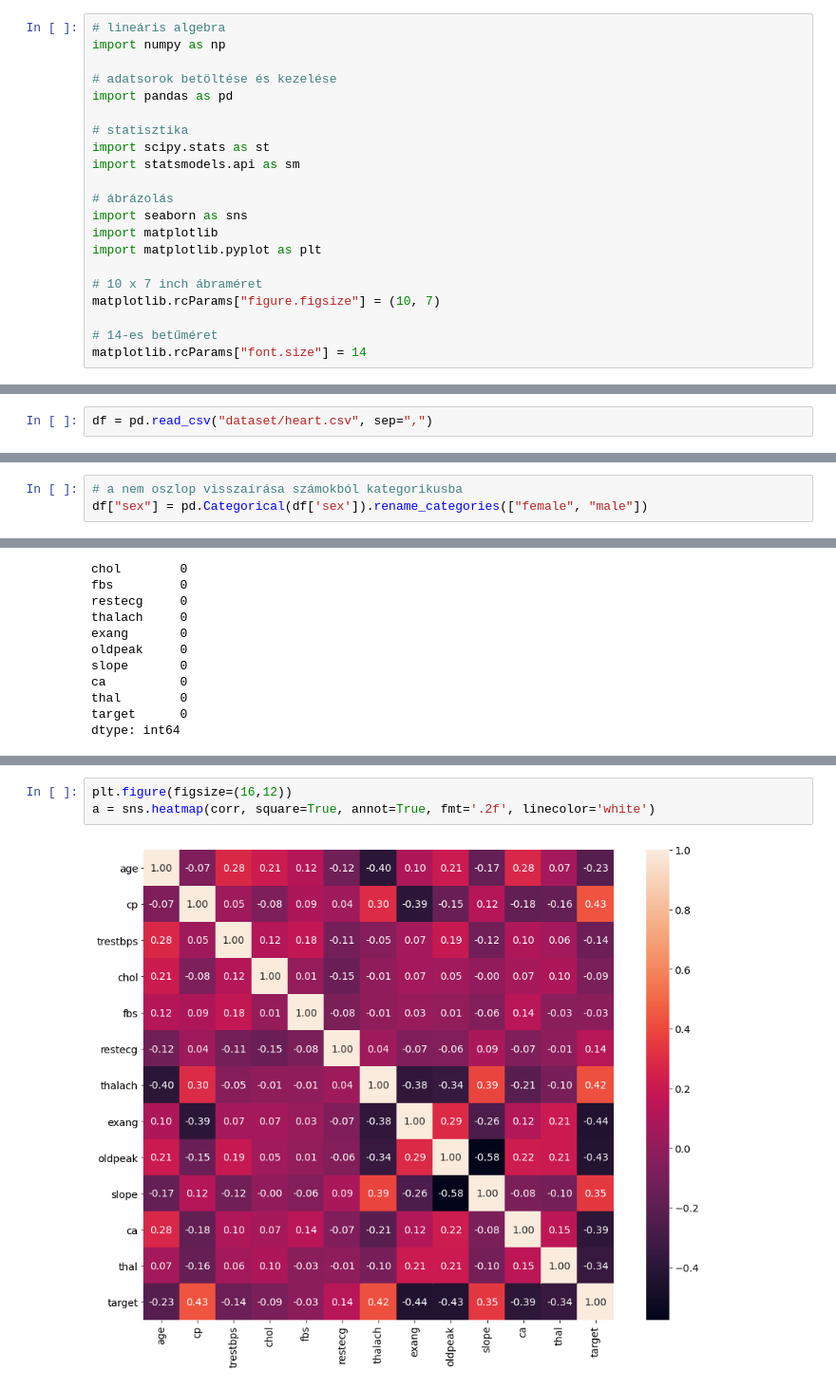
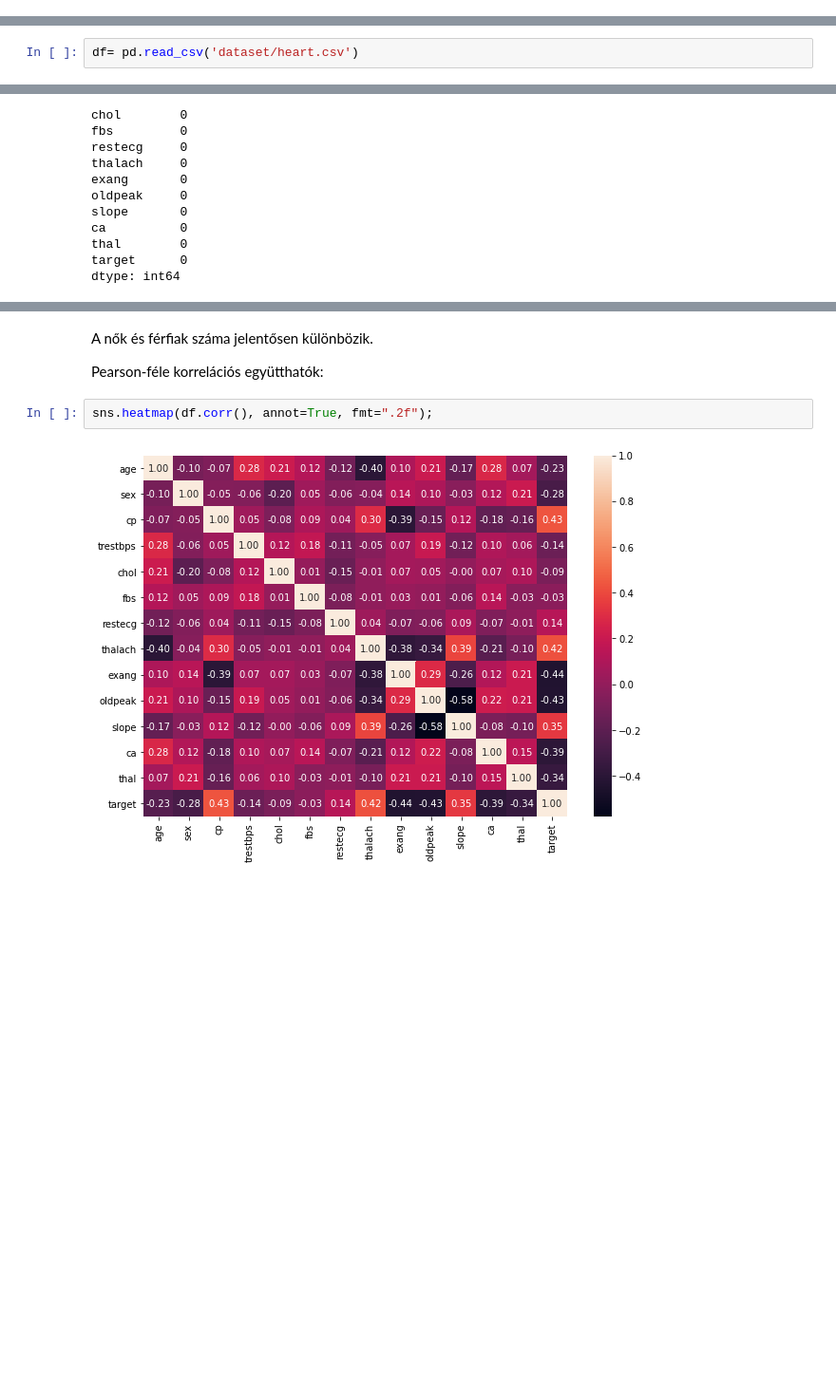
Before and after one commit to kingablgh/stats-hw, a Jupyter notebook: Adatelemzés.ipynb, the cells around one changed output, grey strips where cells are left out. Shown at 95% size. Saved outputs shown, nothing was run; the diff lists cells and outputs as text; blank space fills up the shorter version.

```diff
--- a/Adatelemzés.ipynb
+++ b/Adatelemzés.ipynb
@@ -5,21 +0,0 @@ Illetve még valami bevezető duma
-# %%
-# lineáris algebra
-import numpy as np
-
-# adatsorok betöltése és kezelése
-import pandas as pd
-
-# statisztika
-import scipy.stats as st
-import statsmodels.api as sm
-
-# ábrázolás
-import seaborn as sns
-import matplotlib
-import matplotlib.pyplot as plt
-
-# 10 x 7 inch ábraméret
-matplotlib.rcParams["figure.figsize"] = (10, 7)
-
-# 14-es betűméret
-matplotlib.rcParams["font.size"] = 14
@@ -28,2 +20,2 @@ matplotlib.rcParams["font.size"] = 14
 # %%
-df = pd.read_csv("dataset/heart.csv", sep=",")
+df= pd.read_csv('dataset/heart.csv')
@@ -39,3 +37,0 @@ df.head()
-# %%
-# a nem oszlop visszaírása számokból kategorikusba
-df["sex"] = pd.Categorical(df['sex']).rename_categories(["female", "male"])
@@ -180,5 +195,8 @@ Name: target, dtype: float64
+# %% [markdown]
+A nők és férfiak száma jelentősen különbözik.
+
+Pearson-féle korrelációs együtthatók:
 # %%
-plt.figure(figsize=(16,12))
-a = sns.heatmap(corr, square=True, annot=True, fmt='.2f', linecolor='white')
+sns.heatmap(df.corr(), annot=True, fmt=".2f");
 # %% [output]
-[figure, old version]
+[figure, new version]
```
Also changed, not shown: parts of 45 cells of this notebook.
